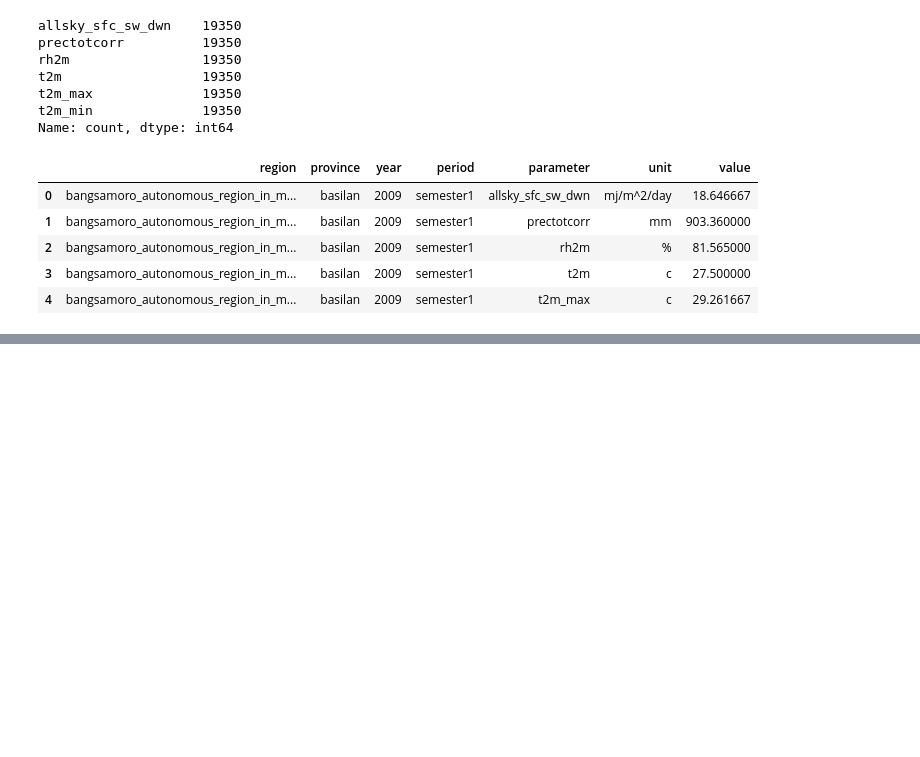
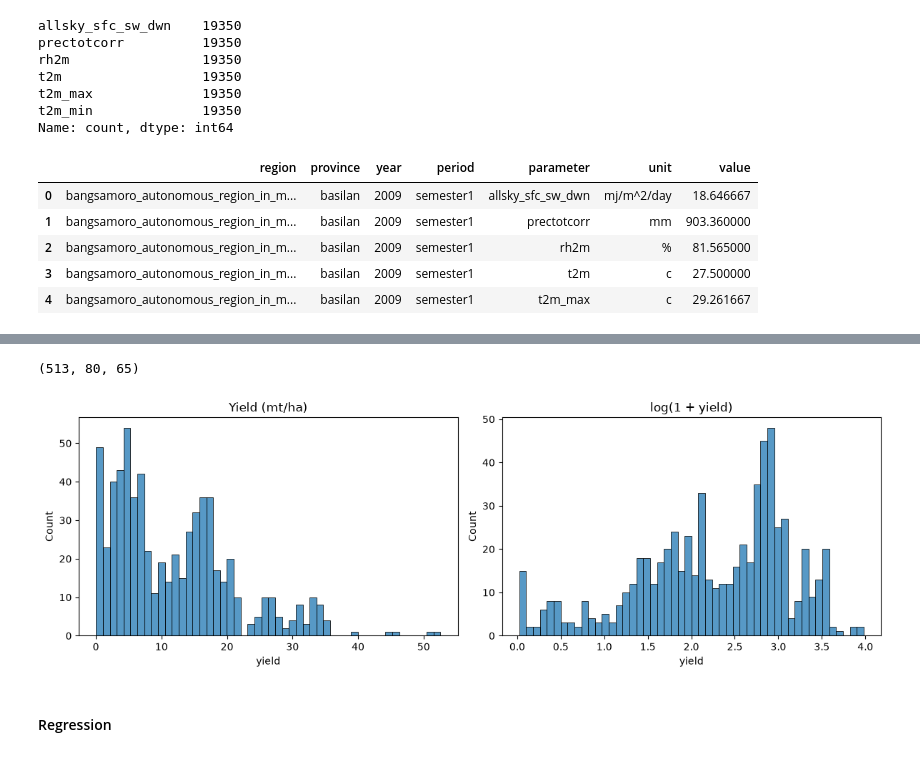
Before and after one commit to rlp-jym/zoomcamp-ml-cohort-2026, a Jupyter notebook: pineapple_yield_prediction/notebook.ipynb, the cells around one changed output, grey strips where cells are left out. Drawn from its saved outputs; the diff is of its cells as text; code cells hidden in the pictures; blank space fills up the shorter version.

```diff
--- a/pineapple_yield_prediction/notebook.ipynb
+++ b/pineapple_yield_prediction/notebook.ipynb
@@ -282,4 +272,12 @@ psa.describe().round(2)
 | 50% | 2018.00 | 386.00 | 4030.17 | 9.16 |
 | 75% | 2022.00 | 1036.00 | 13592.20 | 16.96 |
 | max | 2026.00 | 30506.59 | 960128.38 | 52.57 |
+# %%
+# add feature: yield momentum
+
+psa = psa.sort_values(['region', 'province', 'year', 'period'])
+psa['yield_prev1'] = psa.groupby(['region', 'province'])['yield'].shift(1)
+psa['yield_prev2'] = psa.groupby(['region', 'province'])['yield'].shift(2)
+psa['yield_prev3'] = psa.groupby(['region', 'province'])['yield'].shift(3)
+psa['yield_prev4'] = psa.groupby(['region', 'province'])['yield'].shift(4)
 # %% [markdown]
@@ -593,0 +615,2 @@ memory usage: 167.6 KB
+# %%
+df = psa_noaa_nasa.copy()
@@ -594,39 +639,39 @@ memory usage: 167.6 KB
+# %%
+# sorting by time, removing missing yield prev 2
+
+df = df.sort_values(['year', 'period', 'region', 'province']).reset_index(drop=True)
+df = df[df['yield_prev2'].notna()].reset_index(drop=True)
 # %%
-# df = psa_noaa_nasa.copy()
+# time based
 
-# n = len(df)
-# n_val = int(n * 0.2)
-# n_test = int(n * 0.2)
-# n_train = n - n_val - n_test
+df_train = df[df['year'] <= 2022]
+df_val   = df[df['year'].isin([2023, 2024])]
+df_test  = df[df['year'] >= 2025]
 
-# rng = np.random.default_rng(seed=2)
-# idx = rng.permutation(n)
+df_train = df_train.reset_index(drop=True)
+df_val = df_val.reset_index(drop=True)
+df_test = df_test.reset_index(drop=True)
 
-# df_train = df.iloc[idx[:n_train]]
-# df_val = df.iloc[idx[n_train:n_train + n_val]]
-# df_test = df.iloc[idx[n_train + n_val:]]
+y_train = np.log1p(df_train[target].values)
+y_val = np.log1p(df_val[target].values)
+y_test = np.log1p(df_test[target].values)
 
-# df_train = df_train.reset_index(drop=True)
-# df_val = df_val.reset_index(drop=True)
-# df_test = df_test.reset_index(drop=True)
+del df_train[target]
+del df_val[target]
+del df_test[target]
 
-# # the target is skewed: model log(1 + price)
-# y_train = np.log1p(df_train['yield'].values)
-# y_val = np.log1p(df_val['yield'].values)
-# y_test = np.log1p(df_test['yield'].values)
-
-# del df_train['yield']
-# del df_val['yield']
-# del df_test['yield']
-
-# len(df_train), len(df_val), len(df_test)
+len(df_train), len(df_val), len(df_test)
+# %% [output]
+(513, 80, 65)
 # %%
-# fig, ax = plt.subplots(1, 2, figsize=(12, 4))
+fig, ax = plt.subplots(1, 2, figsize=(12, 4))
 
-# sns.histplot(df['yield'], bins=50, ax=ax[0])
-# ax[0].set_title('Yield (mt/ha)')
+sns.histplot(df['yield'], bins=50, ax=ax[0])
+ax[0].set_title('Yield (mt/ha)')
 
-# sns.histplot(np.log1p(df['yield']), bins=50, ax=ax[1])
-# ax[1].set_title('log(1 + yield)')
+sns.histplot(np.log1p(df['yield']), bins=50, ax=ax[1])
+ax[1].set_title('log(1 + yield)')
 
-# plt.tight_layout()
+plt.tight_layout()
+# %% [output]
+[figure, added]
@@ -647,0 +678,2 @@ memory usage: 167.6 KB
+# %% [markdown]
+#### Regression
```
Also changed, not shown: parts of 43 cells of this notebook.
